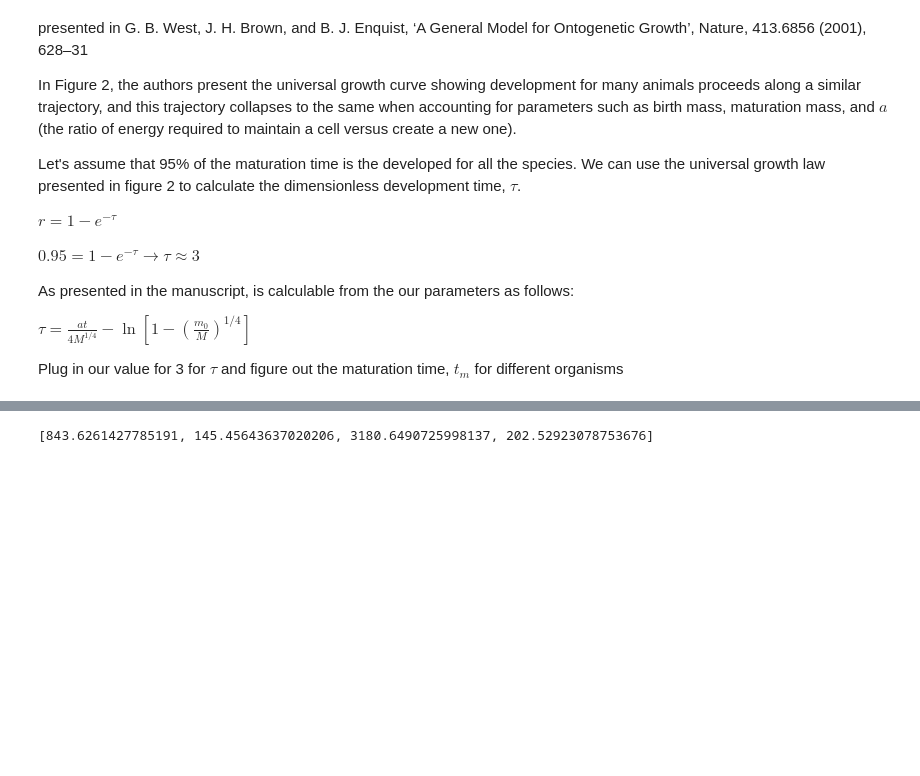
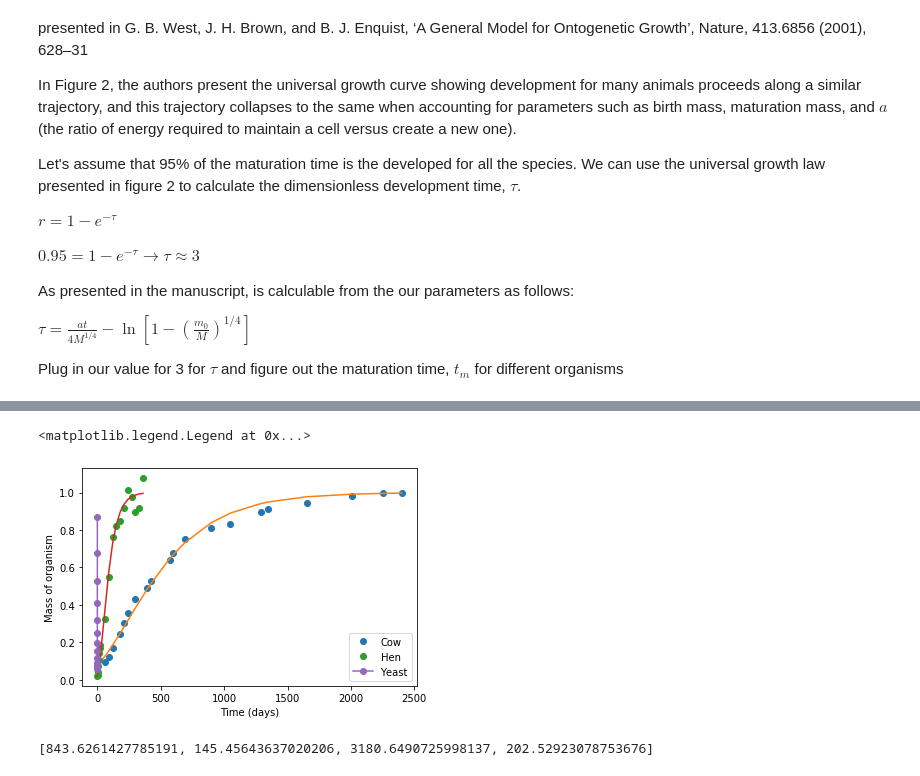
Before and after one commit to karsekar/fwoap, a Jupyter notebook: book/maturationtime/notebook.ipynb, the cells around one changed output, grey strips where cells are left out. Saved outputs shown, nothing was run; the diff lists cells and outputs as text; code cells hidden in the pictures; blank space fills up the shorter version.

Commit message:
got the development graphs

```diff
--- a/book/maturationtime/notebook.ipynb
+++ b/book/maturationtime/notebook.ipynb
@@ -22,3 +80,61 @@ Plug in our value for 3 for $\tau$ and figure out the maturation time, $t_m$ for
+# %%
+#plot the trajectories
+import matplotlib.pyplot as plt
+
+#use the West et al. equation to do the smooth curve
+
+def ontogeneticModel(t, a, M, m0):
+    inner=a*t/(4*np.power(M,0.25))
+    return np.power(1-(1-np.power(m0/M,0.25))*np.exp(-inner),4)
+
+
+#define the fitted parameters from West et al. 2001
+fittedParameters = { "Cow":
+               {
+                   "a": 0.276,
+                    "M": 442000,
+                    "m0": 33333
+                   },
+           "Hen":
+               {
+                   "a": 0.47,
+                   "m0": 43,
+                   "M": 2100
+               }
+}
+
+
+#define the trajectories that we wish to plot
+trajectoriesOfInterest=fittedParameters.keys()
+
+for i in trajectoriesOfInterest:
+    plt.plot(studyDictionary[i]['time'], studyDictionary[i]['mass'] / fittedParameters[i]['M'],'o',label=i)
+    # also create the smooth line
+    smoothline=[ontogeneticModel(time,fittedParameters[i]['a'],fittedParameters[i]['M'],fittedParameters[i]['m0']) for time in studyDictionary[i]['time']]
+    plt.plot(studyDictionary[i]['time'],smoothline)
+
+#make the trajectory for yeast
+# yeast has a growth rate of 0.3 1/h per http://bionumbers.hms.harvard.edu/bionumber.aspx?&id=107949
+yeastGrowthRate=0.3 #units 1/h
+
+#we should use the same fold increase as done with the others. let's take the highest
+maxFoldChange = np.max([item["M"]/item["m0"] for item in fittedParameters.values()])
+
+#change to log space and make an array to
+logFoldRange=np.arange(1,np.log(maxFoldChange),0.25)
+
+#we can now calculate the time change by dividing by the growth rate
+timeYeast=logFoldRange/yeastGrowthRate *1/24 #change the units to days
+
+#can now plot the yeast on the same graph
+plt.plot(timeYeast,np.exp(logFoldRange)/maxFoldChange,'o-',label="Yeast")
+
+plt.ylabel('Mass of organism')
+plt.xlabel('Time (days)')
+plt.legend()
+# %% [output]
+<matplotlib.legend.Legend at 0x...>
+[figure, added]
 # %%
 import numpy as np
 
```
Also changed, not shown: parts of 1 cell of this notebook, 1 other file.
